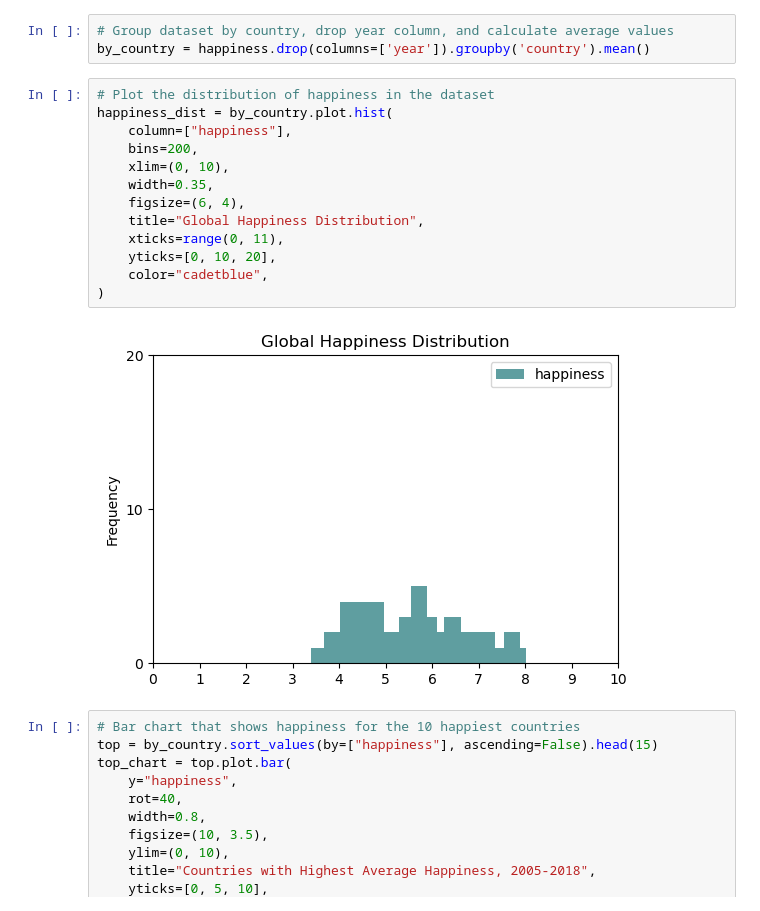
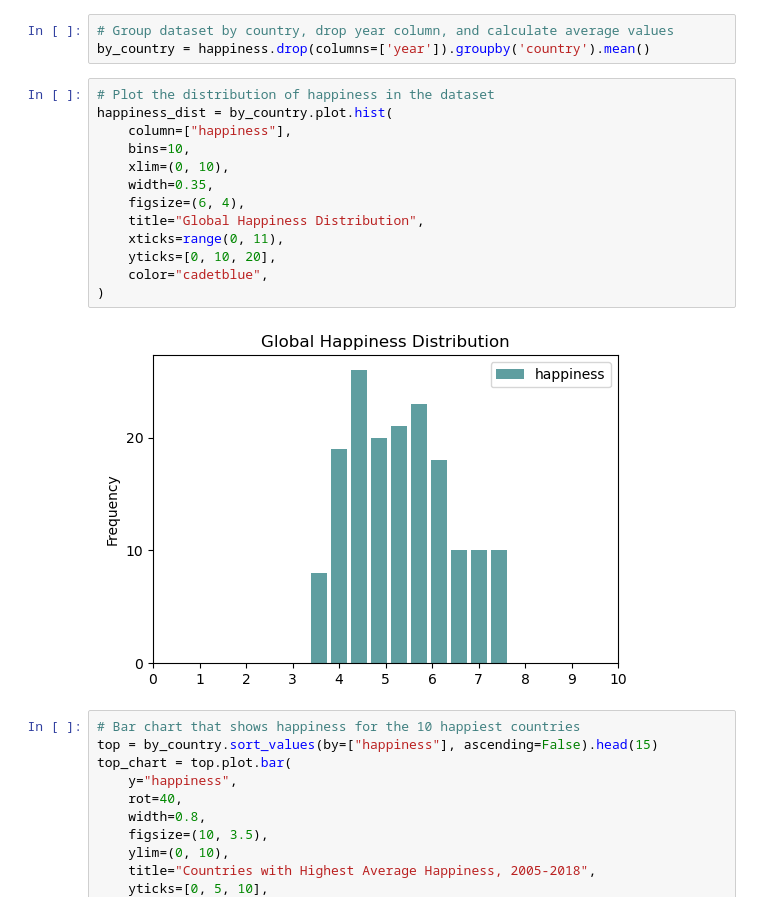
Before and after one commit to 00Smidge/AI-PT-WEST-AUGUST-080524, a Jupyter notebook: 07-Data-Visualizations/1/Activities/01-Stu_ExploreRelationships/Unsolved/ExploreRelationships.ipynb, the cells around one changed output. Saved outputs shown, nothing was run; the diff lists cells and outputs as text.

```diff
--- a/07-Data-Visualizations/1/Activities/01-Stu_ExploreRelationships/Unsolved/ExploreRelationships.ipynb
+++ b/07-Data-Visualizations/1/Activities/01-Stu_ExploreRelationships/Unsolved/ExploreRelationships.ipynb
@@ -57,18 +59,18 @@ by_country = happiness.drop(columns=['year']).groupby('country').mean()
 # %%
 # Plot the distribution of happiness in the dataset
 happiness_dist = by_country.plot.hist(
     column=["happiness"],
-    bins=200,
+    bins=10,
     xlim=(0, 10),
     width=0.35,
     figsize=(6, 4),
     title="Global Happiness Distribution",
     xticks=range(0, 11),
     yticks=[0, 10, 20],
     color="cadetblue",
 )
 # %% [output]
-[figure, old version]
+[figure, new version]
 # %%
 # Bar chart that shows happiness for the 10 happiest countries
 top = by_country.sort_values(by=["happiness"], ascending=False).head(15)
```
Also changed, not shown: parts of 1 cell of this notebook.
